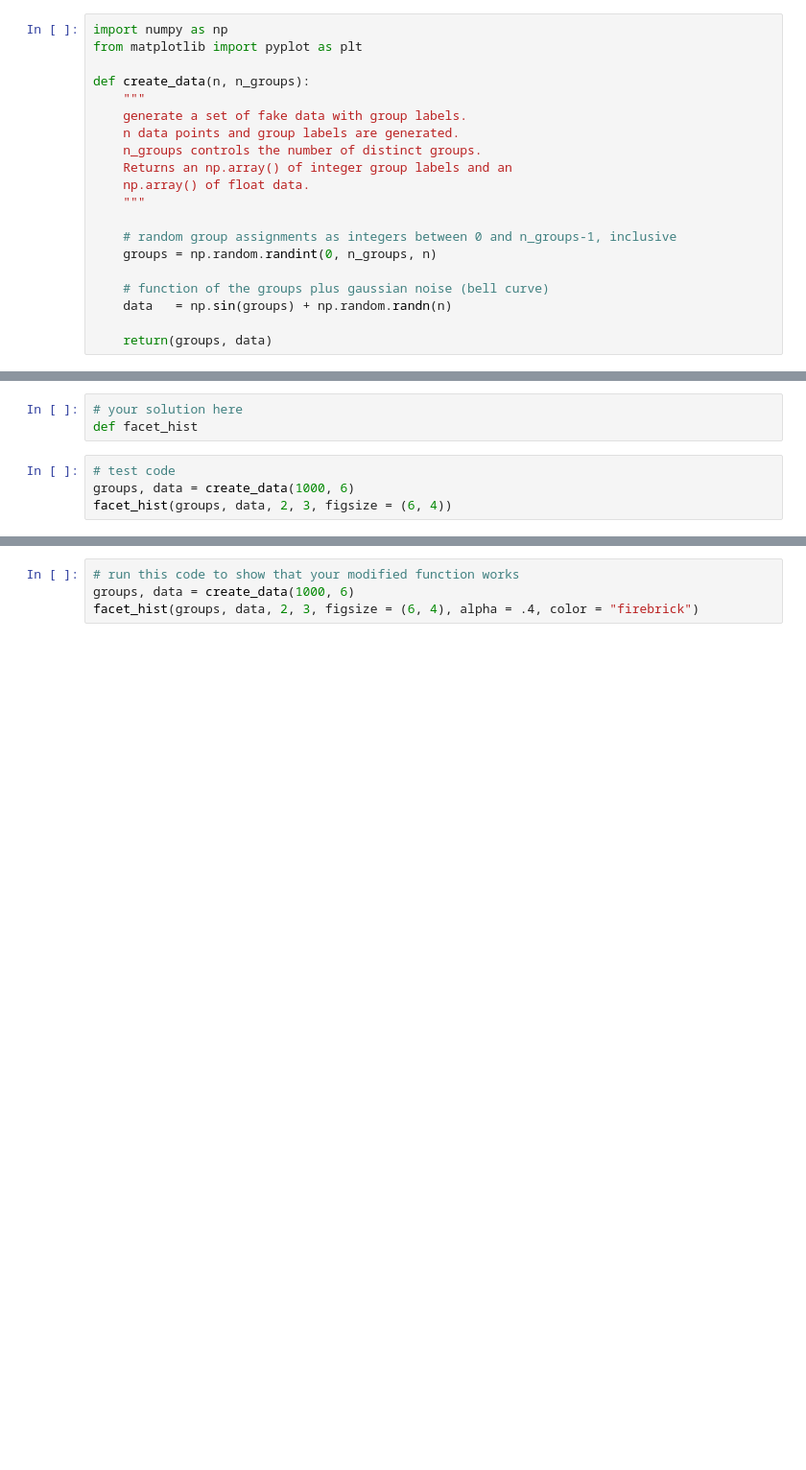
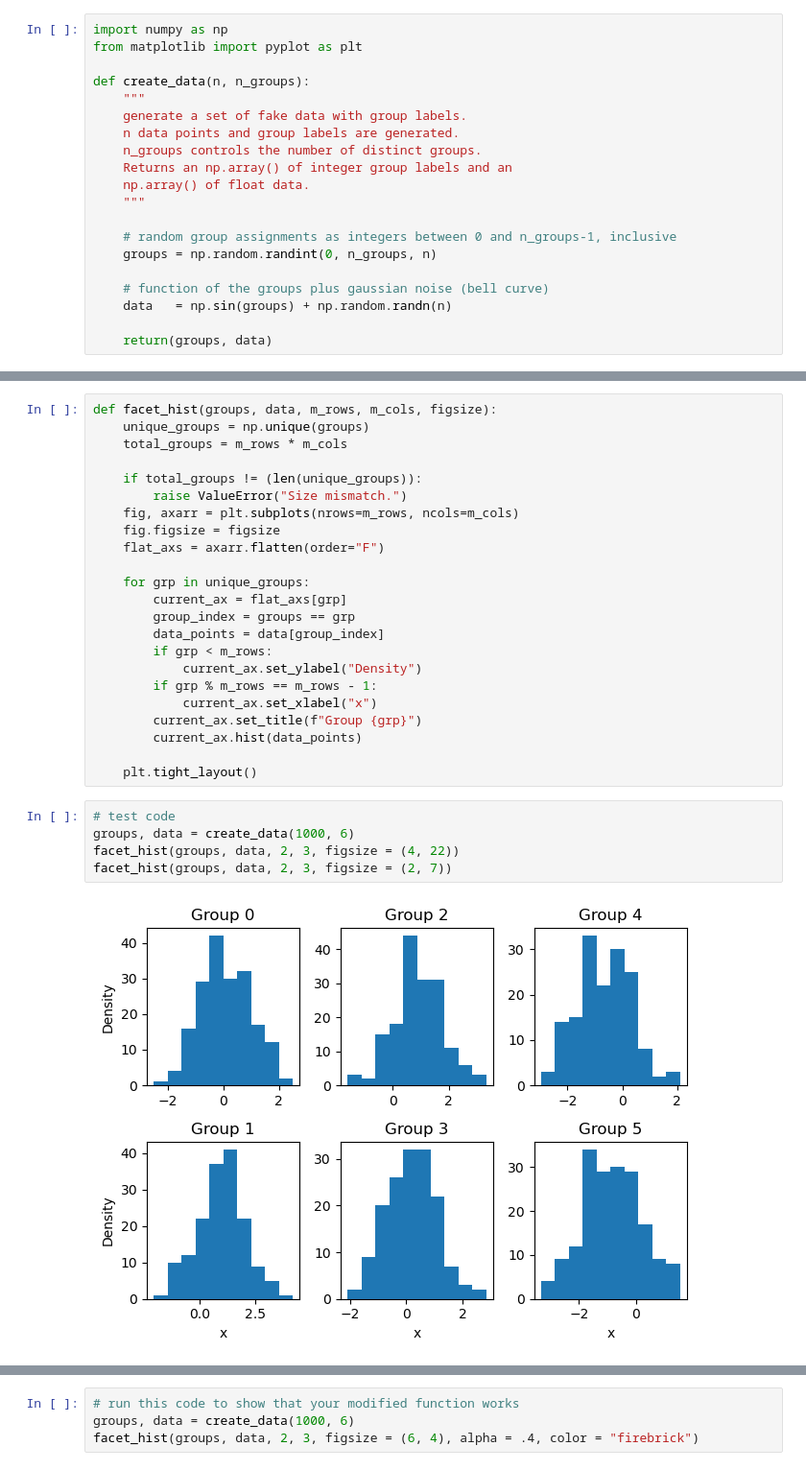
Before and after one commit to clara-knight/F25_PIC16A, a Jupyter notebook: HW/7/HW7.ipynb, the cells around one changed output, grey strips where cells are left out. Shown at 96% size. Drawn from its saved outputs; the diff is of its cells as text; blank space fills up the shorter version.

```diff
--- a/HW/7/HW7.ipynb
+++ b/HW/7/HW7.ipynb
@@ -93,10 +93,33 @@ facet_hist(groups, data, m_rows = 3, m_cols = 2, figsize = (4,6))
 
 - If your plots look "squished," then `plt.tight_layout()` is sometimes helpful. Just call it after constructing your figure, with no arguments.
 - Integer division `i // j` and remainders `i % j` are helpful here, although other solutions are also possible.
-# %%
-# your solution here
-def facet_hist
+# %%
+def facet_hist(groups, data, m_rows, m_cols, figsize):
+    unique_groups = np.unique(groups)
+    total_groups = m_rows * m_cols
+
+    if total_groups != (len(unique_groups)):
+        raise ValueError("Size mismatch.")
+    fig, axarr = plt.subplots(nrows=m_rows, ncols=m_cols)
+    fig.figsize = figsize
+    flat_axs = axarr.flatten(order="F")
+
+    for grp in unique_groups:
+        current_ax = flat_axs[grp]
+        group_index = groups == grp
+        data_points = data[group_index]
+        if grp < m_rows:
+            current_ax.set_ylabel("Density")
+        if grp % m_rows == m_rows - 1:
+            current_ax.set_xlabel("x")
+        current_ax.set_title(f"Group {grp}")
+        current_ax.hist(data_points)
+
+    plt.tight_layout()
 # %%
 # test code
 groups, data = create_data(1000, 6)
-facet_hist(groups, data, 2, 3, figsize = (6, 4))
+facet_hist(groups, data, 2, 3, figsize = (4, 22))
+facet_hist(groups, data, 2, 3, figsize = (2, 7))
+# %% [output]
+[figure, added]
```
Also changed, not shown: parts of 3 cells of this notebook, 1 other file.
